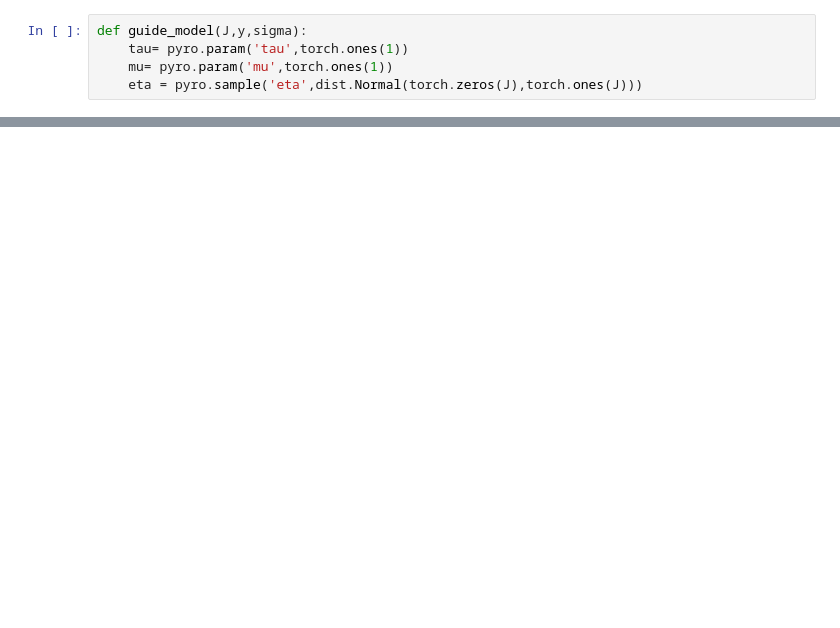
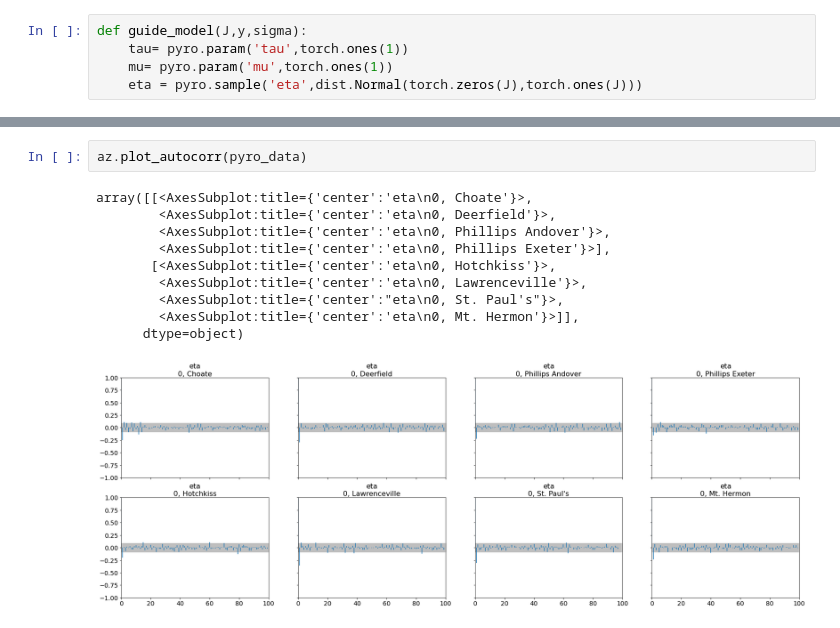
Before and after one commit to Jeslome/Proyecto, a Jupyter notebook: Bayesiana.ipynb, the cells around one changed output, grey strips where cells are left out. Drawn from its saved outputs; the diff is of its cells as text; blank space fills up the shorter version.

```diff
--- a/Bayesiana.ipynb
+++ b/Bayesiana.ipynb
@@ -567,0 +595,13 @@ svi = SVI(model, guide_model, optimizer, loss=Trace_ELBO())
+# %%
+az.plot_autocorr(pyro_data)
+# %% [output]
+array([[<AxesSubplot:title={'center':'eta\n0, Choate'}>,
+        <AxesSubplot:title={'center':'eta\n0, Deerfield'}>,
+        <AxesSubplot:title={'center':'eta\n0, Phillips Andover'}>,
+        <AxesSubplot:title={'center':'eta\n0, Phillips Exeter'}>],
+       [<AxesSubplot:title={'center':'eta\n0, Hotchkiss'}>,
+        <AxesSubplot:title={'center':'eta\n0, Lawrenceville'}>,
+        <AxesSubplot:title={'center':"eta\n0, St. Paul's"}>,
+        <AxesSubplot:title={'center':'eta\n0, Mt. Hermon'}>]],
+      dtype=object)
+[figure, added]
```
Also changed, not shown: parts of 14 cells of this notebook.
